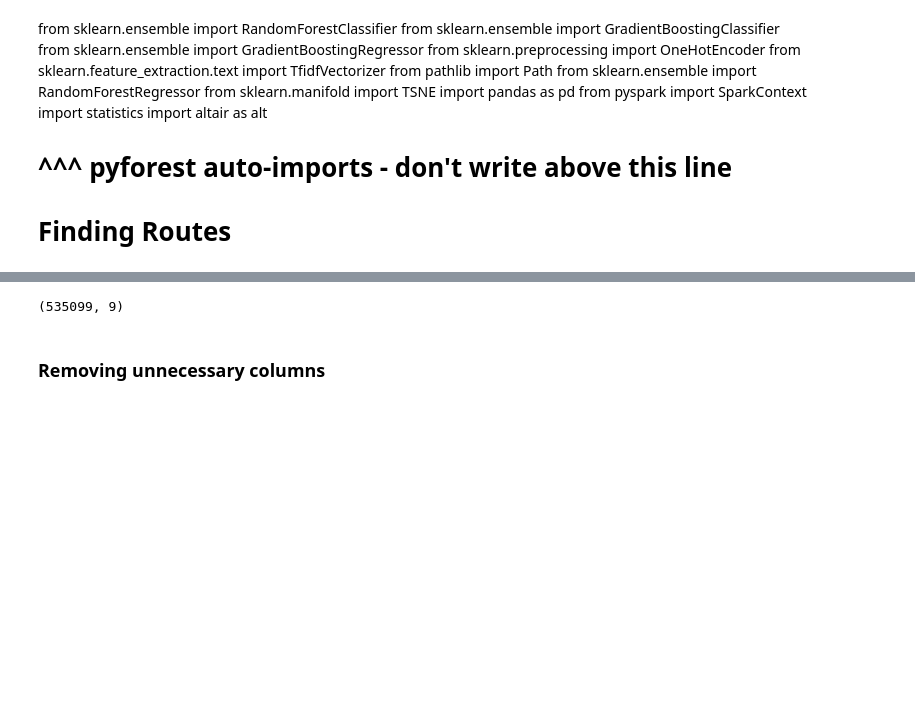
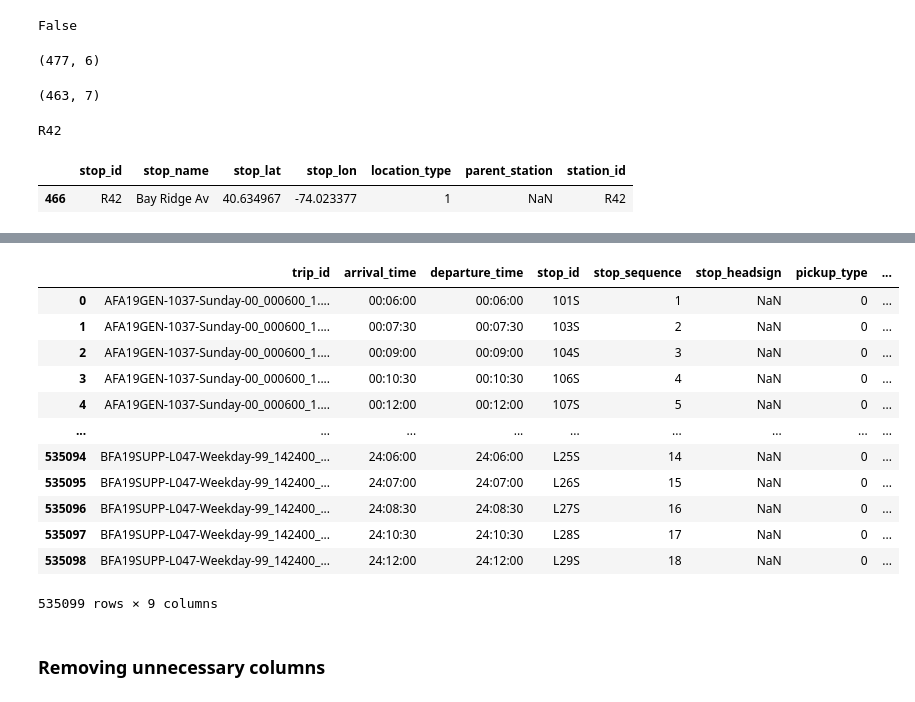
Before and after one commit to gregfeliu/The_Subway_Challenge, a Jupyter notebook: Make_Edgelist.ipynb, the cells around one changed output, grey strips where cells are left out. Cells and saved outputs as stored; diff of their text form; code cells hidden in the pictures; blank space fills up the shorter version.

```diff
--- a/Make_Edgelist.ipynb
+++ b/Make_Edgelist.ipynb
@@ -15,26 +15,46 @@ stations_df = pd.read_csv("./saved_data/final_station_df.csv", index_col = 0)
 non_unique_stations_df = pd.read_csv("./saved_data/non_unique_mta_stations.csv", index_col=0)
 # %% [output]
 [interactive output not drawn]
-# %% [markdown]
-from sklearn.ensemble import RandomForestClassifier
-from sklearn.ensemble import GradientBoostingClassifier
-from sklearn.ensemble import GradientBoostingRegressor
-from sklearn.preprocessing import OneHotEncoder
-from sklearn.feature_extraction.text import TfidfVectorizer
-from pathlib import Path
-from sklearn.ensemble import RandomForestRegressor
-from sklearn.manifold import TSNE
-import pandas as pd
-from pyspark import SparkContext
-import statistics
-import altair as alt
-# ^^^ pyforest auto-imports - don't write above this line
-# Finding Routes
+# %%
+'A12' in non_unique_stations_df['parent_station']
+# %% [output]
+False
+# %%
+non_unique_stations_df.shape
+# %% [output]
+(477, 6)
+# %%
+stations_df.shape
+# %% [output]
+(463, 7)
+# %%
+for x in stations_df['station_id']:
+    if 'R42' in str(x):
+        print(x)
+# %% [output]
+R42
+# %%
+stations_df[stations_df['stop_name'] == 'Bay Ridge Av']
+# %% [output]
+|  | stop_id | stop_name | stop_lat | stop_lon | location_type | parent_station | station_id |
+| 466 | R42 | Bay Ridge Av | 40.634967 | -74.023377 | 1 | NaN | R42 |
 # %%
 stop_times_df = pd.read_csv("./gtfs_data/stop_times.txt")
 # %% [output]
 [interactive output not drawn]
 # %%
-stop_times_df.shape
+stop_times_df
 # %% [output]
+|  | trip_id | arrival_time | departure_time | stop_id | stop_sequence | stop_headsign | pickup_type | ... |
+| 0 | AFA19GEN-1037-Sunday-00_000600_1.... | 00:06:00 | 00:06:00 | 101S | 1 | NaN | 0 | ... |
+| 1 | AFA19GEN-1037-Sunday-00_000600_1.... | 00:07:30 | 00:07:30 | 103S | 2 | NaN | 0 | ... |
+| 2 | AFA19GEN-1037-Sunday-00_000600_1.... | 00:09:00 | 00:09:00 | 104S | 3 | NaN | 0 | ... |
+| 3 | AFA19GEN-1037-Sunday-00_000600_1.... | 00:10:30 | 00:10:30 | 106S | 4 | NaN | 0 | ... |
+| 4 | AFA19GEN-1037-Sunday-00_000600_1.... | 00:12:00 | 00:12:00 | 107S | 5 | NaN | 0 | ... |
+| ... | ... | ... | ... | ... | ... | ... | ... | ... |
+| 535094 | BFA19SUPP-L047-Weekday-99_142400_... | 24:06:00 | 24:06:00 | L25S | 14 | NaN | 0 | ... |
+| 535095 | BFA19SUPP-L047-Weekday-99_142400_... | 24:07:00 | 24:07:00 | L26S | 15 | NaN | 0 | ... |
+| 535096 | BFA19SUPP-L047-Weekday-99_142400_... | 24:08:30 | 24:08:30 | L27S | 16 | NaN | 0 | ... |
+| 535097 | BFA19SUPP-L047-Weekday-99_142400_... | 24:10:30 | 24:10:30 | L28S | 17 | NaN | 0 | ... |
+| 535098 | BFA19SUPP-L047-Weekday-99_142400_... | 24:12:00 | 24:12:00 | L29S | 18 | NaN | 0 | ... |
-(535099, 9)
+535099 rows × 9 columns
```
Also changed, not shown: parts of 42 cells of this notebook, 1 other file.
